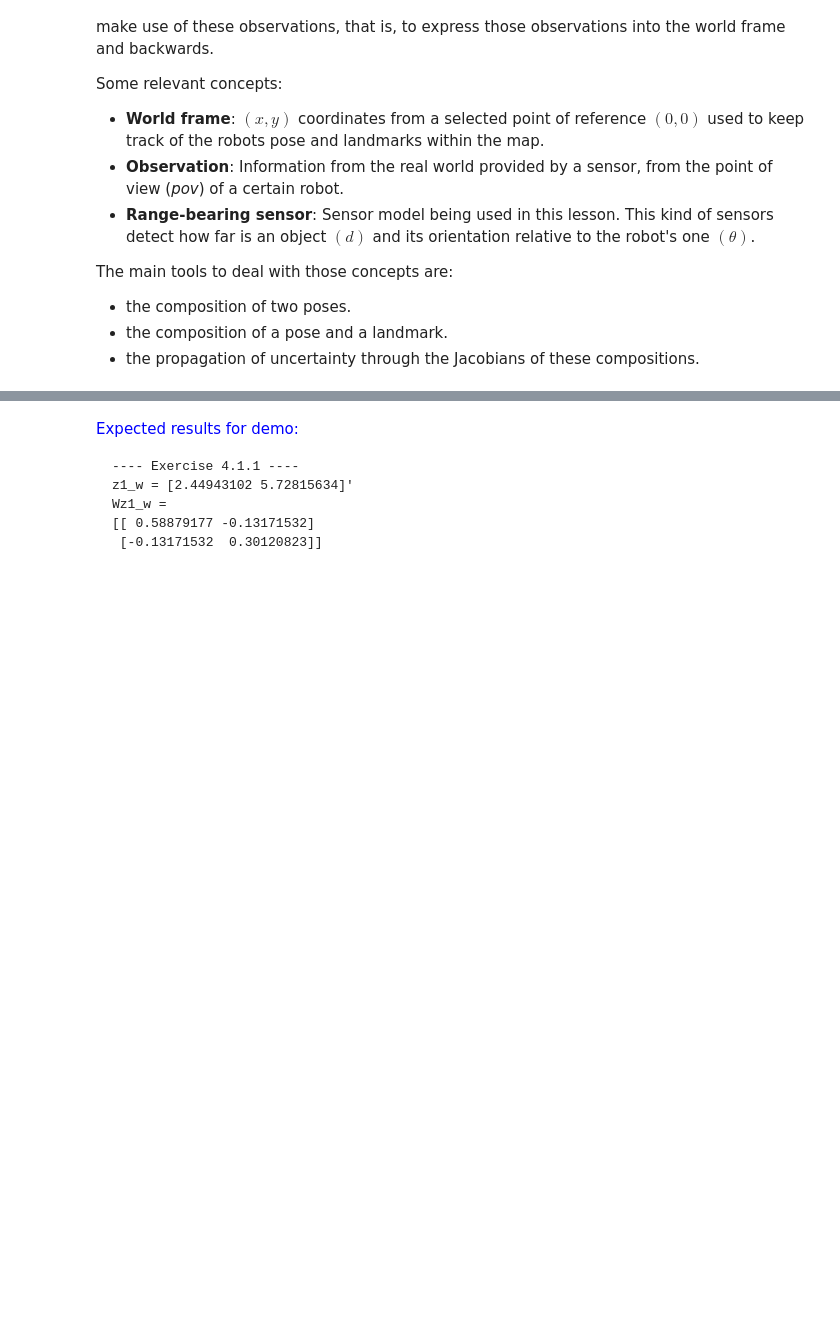
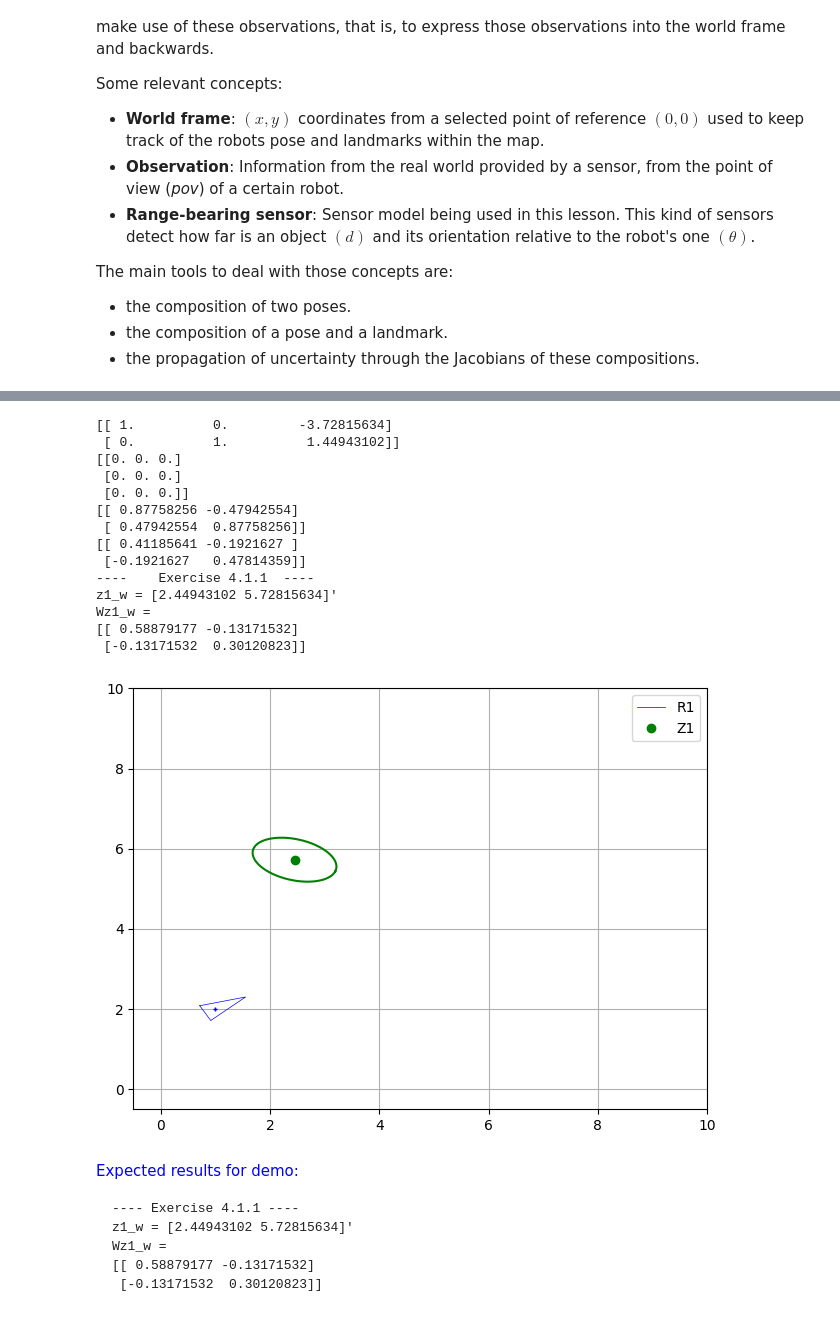
Before and after one commit to Javi-M/uma_robotics_2023, a Jupyter notebook: Chapter 04. Robot sensing/4.1 Landmark-based models.ipynb, the cells around one changed output, grey strips where cells are left out. Cells and saved outputs as stored; diff of their text form; code cells hidden in the pictures; blank space fills up the shorter version.

```diff
--- a/Chapter 04. Robot sensing/4.1 Landmark-based models.ipynb
+++ b/Chapter 04. Robot sensing/4.1 Landmark-based models.ipynb
@@ -150,57 +150,73 @@ def to_world_frame(p1_w, Qp1_w, z1_p_r, W1):
 
     # Jacobian to convert the measurement uncertainty from polar to cartesian coordinates
     Jac_pol_car = np.array([
-        [None, None],
-        [None, None]
+        [c, -r*s],
+        [s, r*c]
     ])
 
     # Built a tuple with:
     # z1_car_rel[0]: coordinates of the sensor measurement in cartesian coordinates relative to robot position
     # z1_car_rel[1]: its associated uncertainty expressed in cartesian coordinates
     z1_car_rel = (
-            np.vstack([None,None]), # position
-            None@W1@None # uncertainty
+            np.vstack([r*c, r*s]), # position
+            Jac_pol_car@W1@Jac_pol_car.T # uncertainty
             )
 
     z1_ext = np.vstack([z1_car_rel[0], 0]) # Extends z1 for its usage in the Jacobian functions J1 and J2
 
     # Build the jacobians
-    Jac_ap = J1(p1_w ,z1_ext)[0:2,:] # Jacobian for expressing the uncertainty in the robot pose in a global frame
-    Jac_aa = J2(p1_w ,z1_ext)[0:2,0:2] # This one expresses the uncertainty in the measurment in a global frame
+    Jac_ap = J1(p1_w, z1_ext)[0:2,:] # Jacobian for expressing the uncertainty in the robot pose in a global frame
+    Jac_aa = J2(p1_w, z1_ext)[0:2,0:2] # This one expresses the uncertainty in the measurment in a global frame
 
-    z1_w = tcomp(None ,None)[0:2,[0]] # Compute coordinates of the landmark in the world
-    Wz1 = (None @ Qp1_w @ None
-          + None @ z1_car_rel[1] @ None) # Finally, propagate the covariance!
+    z1_w = tcomp(p1_w, z1_ext)[0:2,[0]] # Compute coordinates of the landmark in the world
+    Wz1 = (Jac_ap @ Qp1_w @ Jac_ap.T
+          + Jac_aa @ z1_car_rel[1] @ Jac_aa.T) # Finally, propagate the covariance!
 
     return z1_w, Wz1
 # %%
 # Robot
 p1_w = np.vstack([1, 2, 0.5]) # Robot R1 pose
 Qp1_w = np.zeros((3, 3)) # Robot pose convariance matrix (uncertainty)
 
 # Landmark observation
 z1_p_r = np.vstack([4., .7]) # Measurement/Observation
 W1 = np.diag([0.25, 0.04]) # Sensor noise covariance
 
 # Express the landmark observation in the world frame (mean and covariance)
 z1_w, Wz1 = to_world_frame(p1_w, Qp1_w, z1_p_r, W1)
 
 # Visualize the results
 fig, ax = plt.subplots()
 plt.xlim([-.5, 10])
 plt.ylim([-.5, 10])
 plt.grid()
 plt.tight_layout()
 
 DrawRobot(fig, ax, p1_w, label='R1', color='blue')
 
 ax.plot(z1_w[0, 0], z1_w[1, 0], 'o', label='Z1', color='green')
-PlotEllipse(fig, ax, None, None, color='green')
+PlotEllipse(fig, ax, mean=z1_w, cov=Wz1, color='green')
 
 plt.legend()
 print('----\tExercise 4.1.1\t----\n'+
       'z1_w = {}\'\n'.format(z1_w.flatten())
       + 'Wz1_w = \n{}\n'.format(Wz1))
+# %% [output]
+[[ 1.          0.         -3.72815634]
+ [ 0.          1.          1.44943102]]
+[[0. 0. 0.]
+ [0. 0. 0.]
+ [0. 0. 0.]]
+[[ 0.87758256 -0.47942554]
+ [ 0.47942554  0.87758256]]
+[[ 0.41185641 -0.1921627 ]
+ [-0.1921627   0.47814359]]
+----    Exercise 4.1.1  ----
+z1_w = [2.44943102 5.72815634]'
+Wz1_w =
+[[ 0.58879177 -0.13171532]
+ [-0.13171532  0.30120823]]
+[figure, added]
 # %% [markdown]
 <span style="color:blue">Expected results for demo:</span>
 
```
Also changed, not shown: parts of 1 cell of this notebook, 1 other file.
